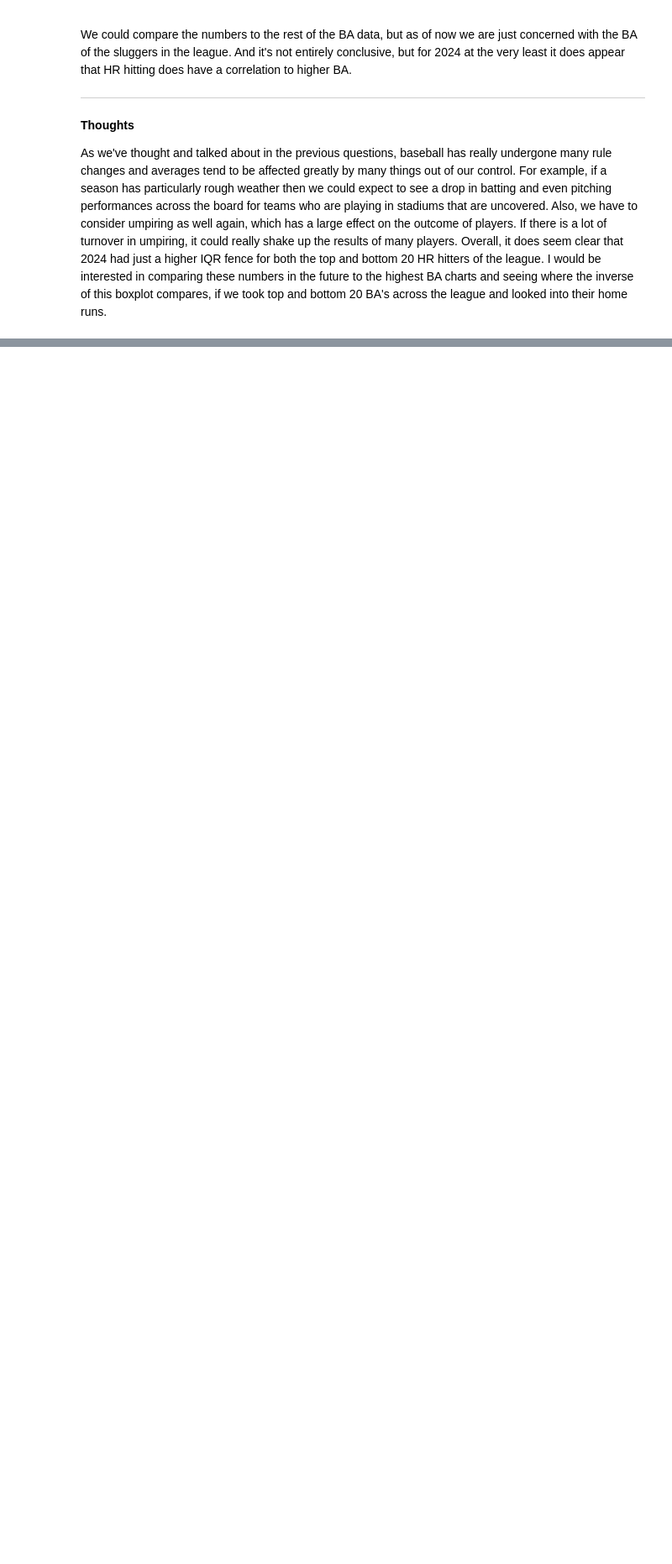
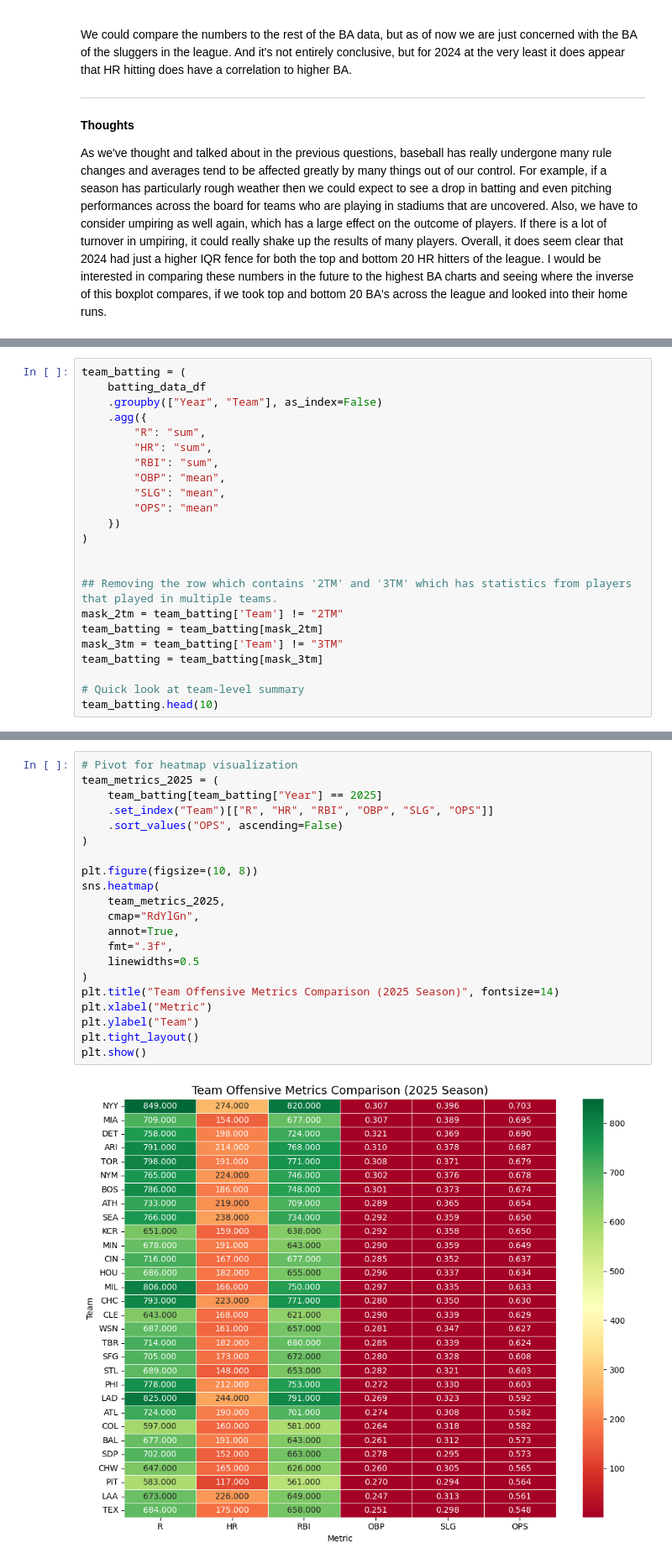
Before and after one commit to AdanH2/baseball-python-project, a Jupyter notebook: main.ipynb, the cells around one changed output, grey strips where cells are left out. Shown at 84% size. Drawn from its saved outputs; the diff is of its cells as text; blank space fills up the shorter version.

Commit message:
Added a section for Summary Statistics and questions 4 & 5.

```diff
--- a/main.ipynb
+++ b/main.ipynb
@@ -674,0 +781,23 @@ As we've thought and talked about in the previous questions, baseball has really
+# %%
+team_batting = (
+    batting_data_df
+    .groupby(["Year", "Team"], as_index=False)
+    .agg({
+        "R": "sum",
+        "HR": "sum",
+        "RBI": "sum",
+        "OBP": "mean",
+        "SLG": "mean",
+        "OPS": "mean"
+    })
+)
+
+
+## Removing the row which contains '2TM' and '3TM' which has statistics from players that played in multiple teams.
+mask_2tm = team_batting['Team'] != "2TM"
+team_batting = team_batting[mask_2tm]
+mask_3tm = team_batting['Team'] != "3TM"
+team_batting = team_batting[mask_3tm]
+
+# Quick look at team-level summary
+team_batting.head(10)
@@ -674,0 +893,23 @@ As we've thought and talked about in the previous questions, baseball has really
+# %%
+# Pivot for heatmap visualization
+team_metrics_2025 = (
+    team_batting[team_batting["Year"] == 2025]
+    .set_index("Team")[["R", "HR", "RBI", "OBP", "SLG", "OPS"]]
+    .sort_values("OPS", ascending=False)
+)
+
+plt.figure(figsize=(10, 8))
+sns.heatmap(
+    team_metrics_2025,
+    cmap="RdYlGn",
+    annot=True,
+    fmt=".3f",
+    linewidths=0.5
+)
+plt.title("Team Offensive Metrics Comparison (2025 Season)", fontsize=14)
+plt.xlabel("Metric")
+plt.ylabel("Team")
+plt.tight_layout()
+plt.show()
+# %% [output]
+[figure, added]
```
Also changed, not shown: parts of 31 cells of this notebook.
